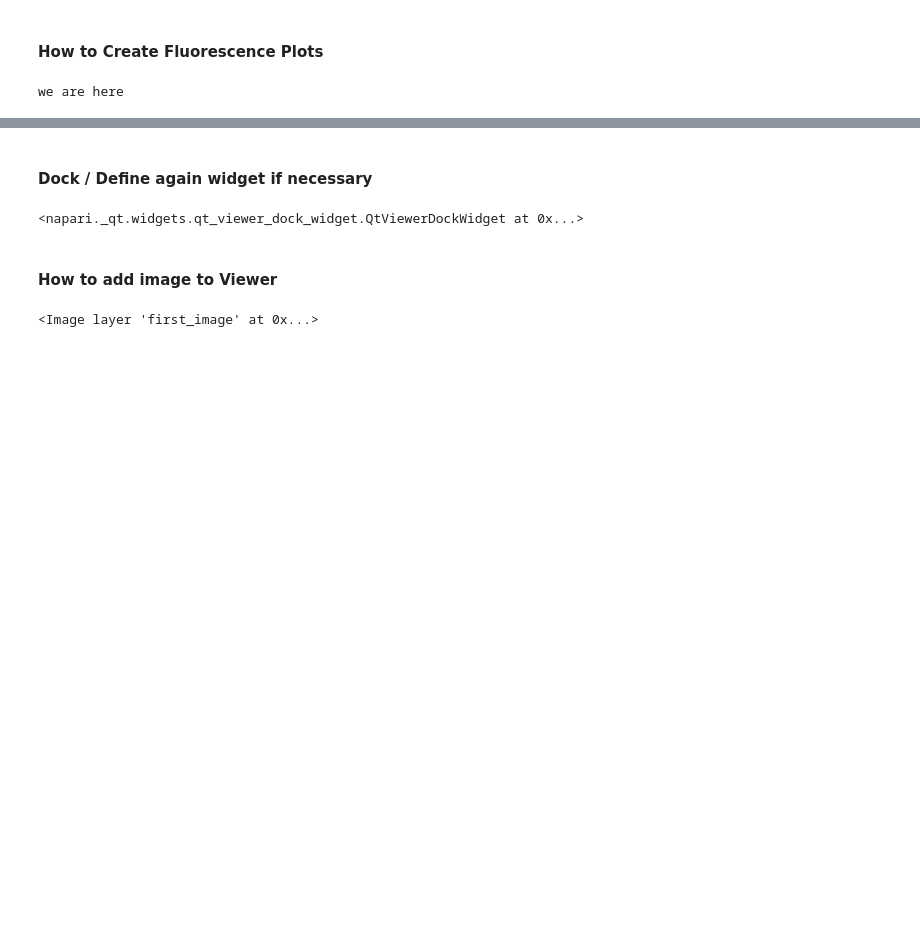
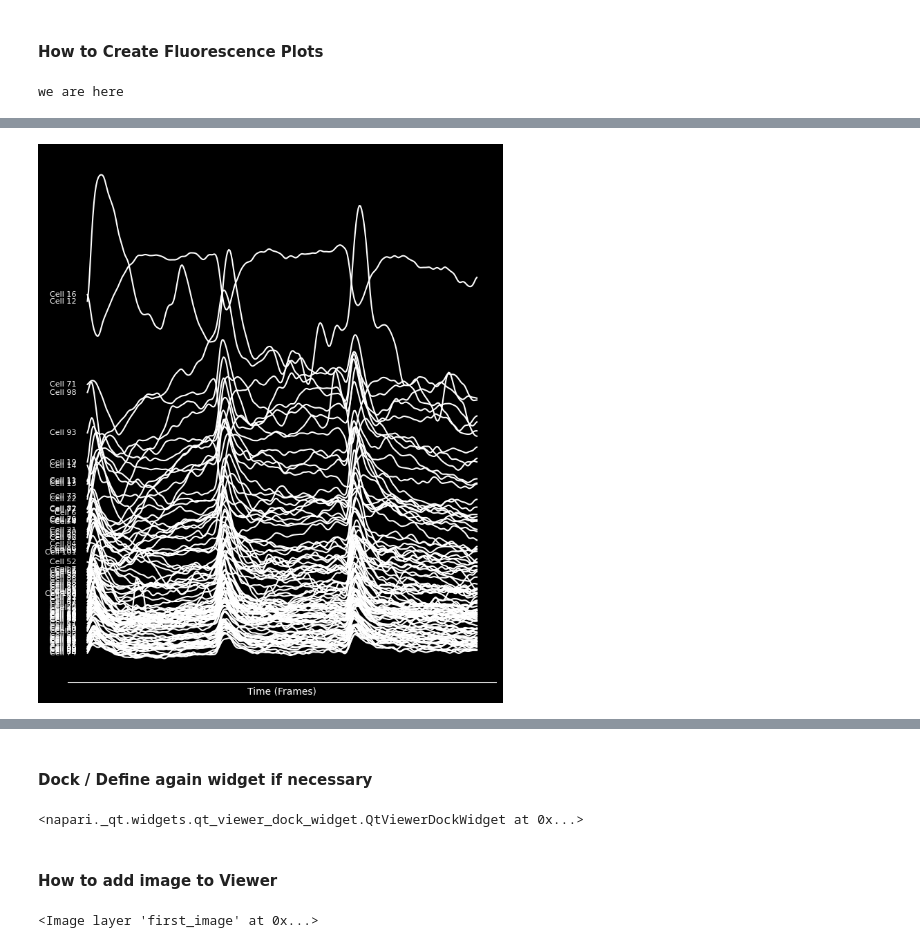
Before and after one commit to onurburakozdemir/WLabNapariPlugin, a Jupyter notebook: WLab_Napari.ipynb, the cells around one changed output, grey strips where cells are left out. Drawn from its saved outputs; the diff is of its cells as text; code cells hidden in the pictures; blank space fills up the shorter version.

Commit message:
New feature
Plot inside the napari window

```diff
--- a/WLab_Napari.ipynb
+++ b/WLab_Napari.ipynb
@@ -437,0 +430,56 @@ Tight layout not applied. tight_layout cannot make Axes height small enough to a
+# %%
+from scipy.ndimage import gaussian_filter1d
+
+# Calculate max and mean for each Cell ID
+stats = df.groupby('Cell ID')['Fluorescence Intensity'].agg(['max', 'mean'])
+stats['Combined Metric'] = stats['max'] * 0.7 + stats['mean'] * 0.3
+
+# Sort by Combined Metric
+sorted_cell_ids = stats.sort_values('Combined Metric').index
+
+# Define the spacing for linear separation
+spacing = 0.01  # Fixed spacing value for linear separation
+
+# Offset each line by adding a unique value for each sorted Cell ID
+offsets = {cell_id: i * spacing for i, cell_id in enumerate(sorted_cell_ids)}
+
+# Add the offset to each cell's fluorescence intensity
+df['Offset Intensity'] = df.apply(
+    lambda row: row['Fluorescence Intensity'] + offsets[row['Cell ID']],
+    axis=1
+)
+
+# Initialize the plot
+fig = plt.figure(figsize=(8, 10))
+plt.style.use('dark_background')
+
+# Smoothing with Gaussian filter
+from scipy.ndimage import gaussian_filter1d
+sigma = 2  # Adjust smoothing level
+
+# Plot each line
+for cell_id in sorted_cell_ids:
+    data = df[df['Cell ID'] == cell_id]
+    x = data['Time (Frames)']
+    y = data['Offset Intensity']
+
+    # Apply Gaussian smoothing
+    y_smooth = gaussian_filter1d(y, sigma=sigma)
+
+    plt.plot(x, y_smooth, color='white', linewidth=1.5)
+    plt.text(x.iloc[0] - 10, y_smooth[0], f'Cell {cell_id}', fontsize=8, color='white', ha='right', va='center')
+
+# Adjust plot appearance
+plt.xlabel('Time (Frames)')
+plt.ylabel('')
+plt.yticks([])
+plt.gca().spines['left'].set_visible(False)
+plt.gca().spines['right'].set_visible(False)
+plt.gca().spines['top'].set_visible(False)
+plt.gca().spines['bottom'].set_visible(True)
+plt.xticks([])
+plt.grid(False)
+
+plt.show()
+# %% [output]
+[figure, added]
```
Also changed, not shown: parts of 7 cells of this notebook.
